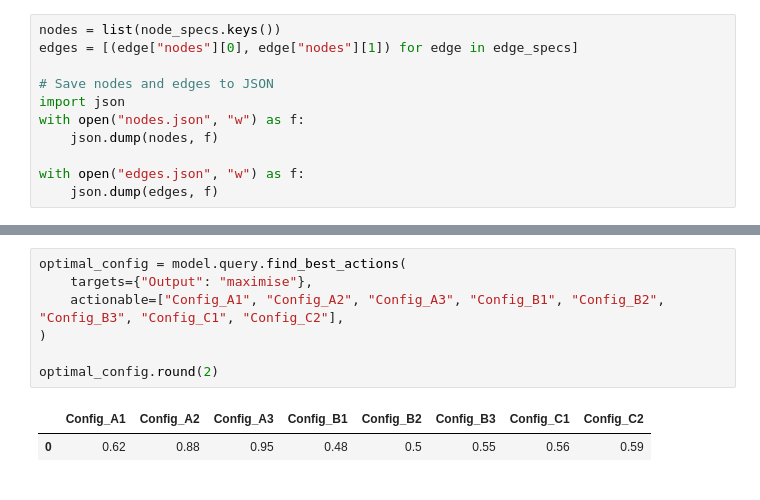
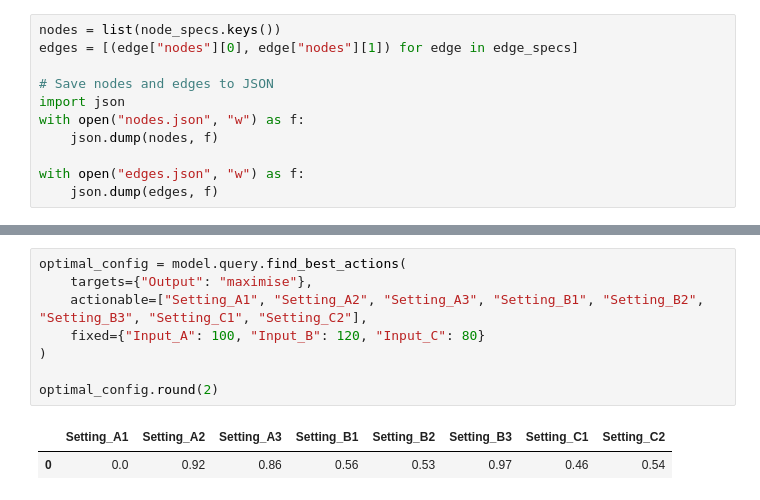
Before and after one commit to causalabs/causadb-examples, a Jupyter notebook: python/production_line/data.ipynb, the cells around one changed output, grey strips where cells are left out. Drawn from its saved outputs; the diff is of its cells as text.

```diff
--- a/python/production_line/data.ipynb
+++ b/python/production_line/data.ipynb
@@ -91,13 +114,14 @@ model.diagnostics.plot()
 # %%
 optimal_config = model.query.find_best_actions(
     targets={"Output": "maximise"},
-    actionable=["Config_A1", "Config_A2", "Config_A3", "Config_B1", "Config_B2", "Config_B3", "Config_C1", "Config_C2"],
+    actionable=["Setting_A1", "Setting_A2", "Setting_A3", "Setting_B1", "Setting_B2", "Setting_B3", "Setting_C1", "Setting_C2"],
+    fixed={"Input_A": 100, "Input_B": 120, "Input_C": 80}
 )
 
 optimal_config.round(2)
 # %% [output]
-|  | Config_A1 | Config_A2 | Config_A3 | Config_B1 | Config_B2 | Config_B3 | Config_C1 | Config_C2 |
-| 0 | 0.62 | 0.88 | 0.95 | 0.48 | 0.5 | 0.55 | 0.56 | 0.59 |
+|  | Setting_A1 | Setting_A2 | Setting_A3 | Setting_B1 | Setting_B2 | Setting_B3 | Setting_C1 | Setting_C2 |
+| 0 | 0.0 | 0.92 | 0.86 | 0.56 | 0.53 | 0.97 | 0.46 | 0.54 |
 # %%
 action = optimal_config.to_dict(orient="list")
 action = {k: v[0] for k, v in action.items()}
```
Also changed, not shown: parts of 10 cells of this notebook, 8 other files.
